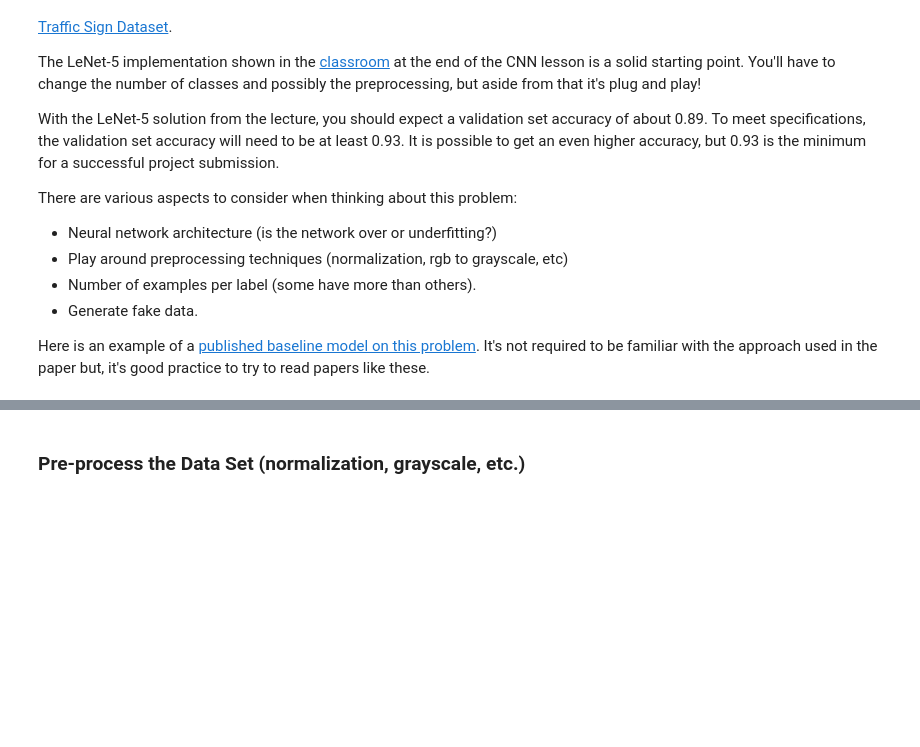
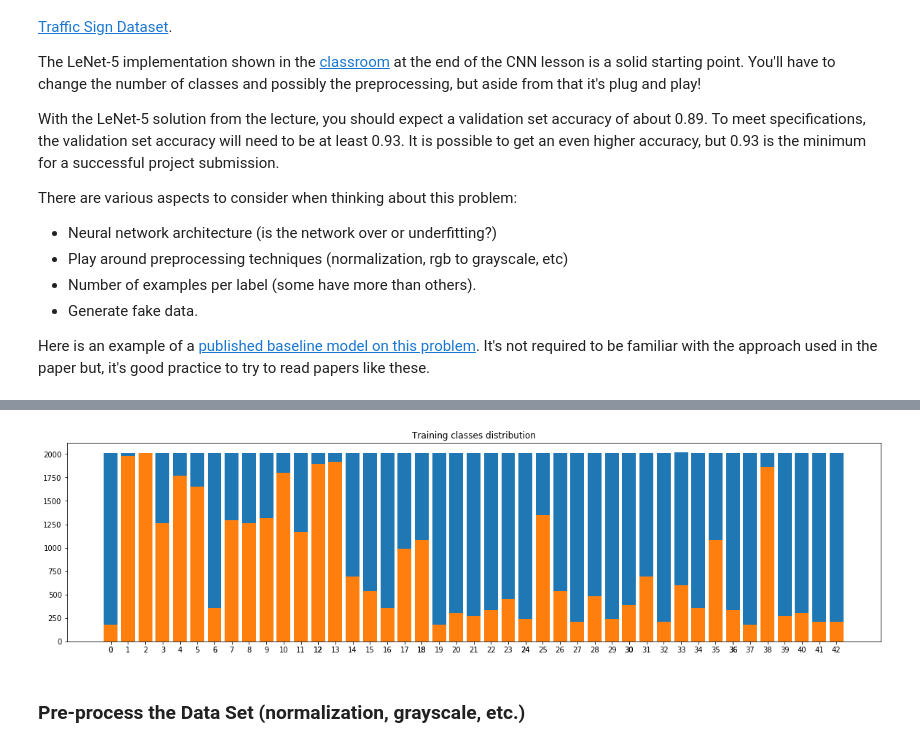
Before and after one commit to cfficaurzua/P2-SDCND, a Jupyter notebook: Traffic_Sign_Classifier.ipynb, the cells around one changed output, grey strips where cells are left out. Cells and saved outputs as stored; diff of their text form; code cells hidden in the pictures; blank space fills up the shorter version.

```diff
--- a/Traffic_Sign_Classifier.ipynb
+++ b/Traffic_Sign_Classifier.ipynb
@@ -153,3 +236,14 @@ Here is an example of a [published baseline model on this problem](http://yann.l
+# %%
+aug_classes, aug_counts = np.unique(new_data['y'], return_counts=True)
+classes_count_aug = dict(zip(aug_classes, aug_counts))
+plt.figure(figsize=(20,5))
+plt.title('Training classes distribution')
+plt.xticks(np.linspace(0,42,dtype='int32'))
+plt.bar(classes,aug_counts)
+plt.bar(classes,counts)
+plt.show()
+# %% [output]
+[figure, added]
 # %% [markdown]
 ### Pre-process the Data Set (normalization, grayscale, etc.)
 # %% [markdown]
```
Also changed, not shown: parts of 15 cells of this notebook.
